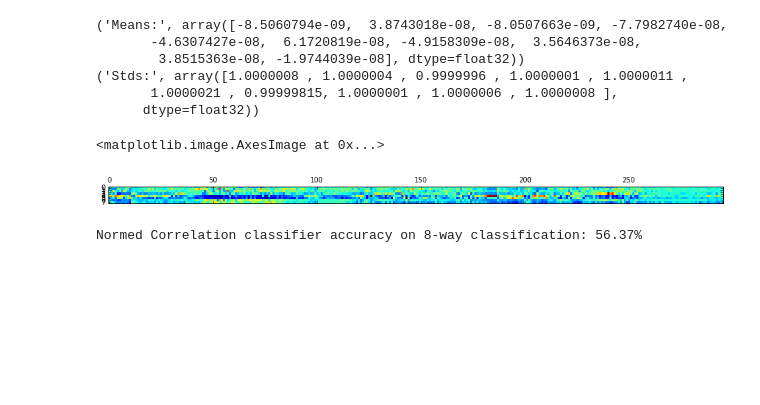
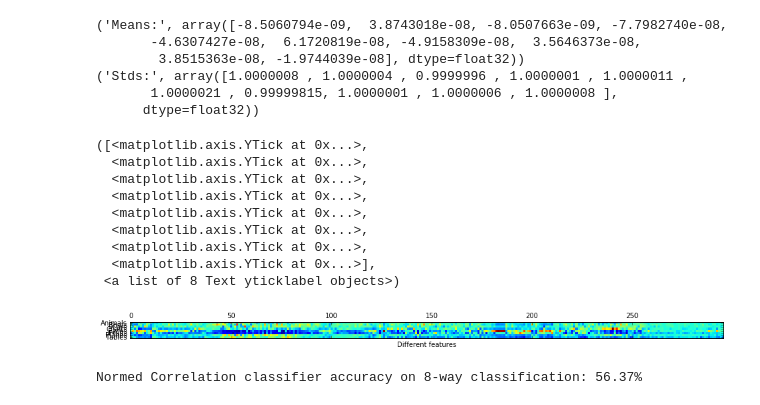
Before and after one commit to neuroailab/psych253, a Jupyter notebook: 2020/Lecture6_Classification1.ipynb, the cells around one changed output. Drawn from its saved outputs; the diff is of its cells as text; code cells hidden in the pictures; blank space fills up the shorter version.

```diff
--- a/2020/Lecture6_Classification1.ipynb
+++ b/2020/Lecture6_Classification1.ipynb
@@ -736,9 +736,19 @@ category_means_normed = np.array([Neural_Data_normed[categories == c].mean(0)
 # %%
 #the patterns look starker here than they did in the un-normed case
 plt.matshow(category_means_normed)
+plt.xlabel('Different features')
+plt.yticks(np.arange(8), unique_categories)
 # %% [output]
-<matplotlib.image.AxesImage at 0x...>
+([<matplotlib.axis.YTick at 0x...>,
+  <matplotlib.axis.YTick at 0x...>,
+  <matplotlib.axis.YTick at 0x...>,
+  <matplotlib.axis.YTick at 0x...>,
+  <matplotlib.axis.YTick at 0x...>,
+  <matplotlib.axis.YTick at 0x...>,
+  <matplotlib.axis.YTick at 0x...>,
+  <matplotlib.axis.YTick at 0x...>],
+ <a list of 8 Text yticklabel objects>)
-[figure, old version]
+[figure, new version]
 # %%
 prediction_8way_maxcorrnormed = [correlation_classifier(resp,
                                      category_means_normed,
```
Also changed, not shown: parts of 9 cells of this notebook, 2 other files.
